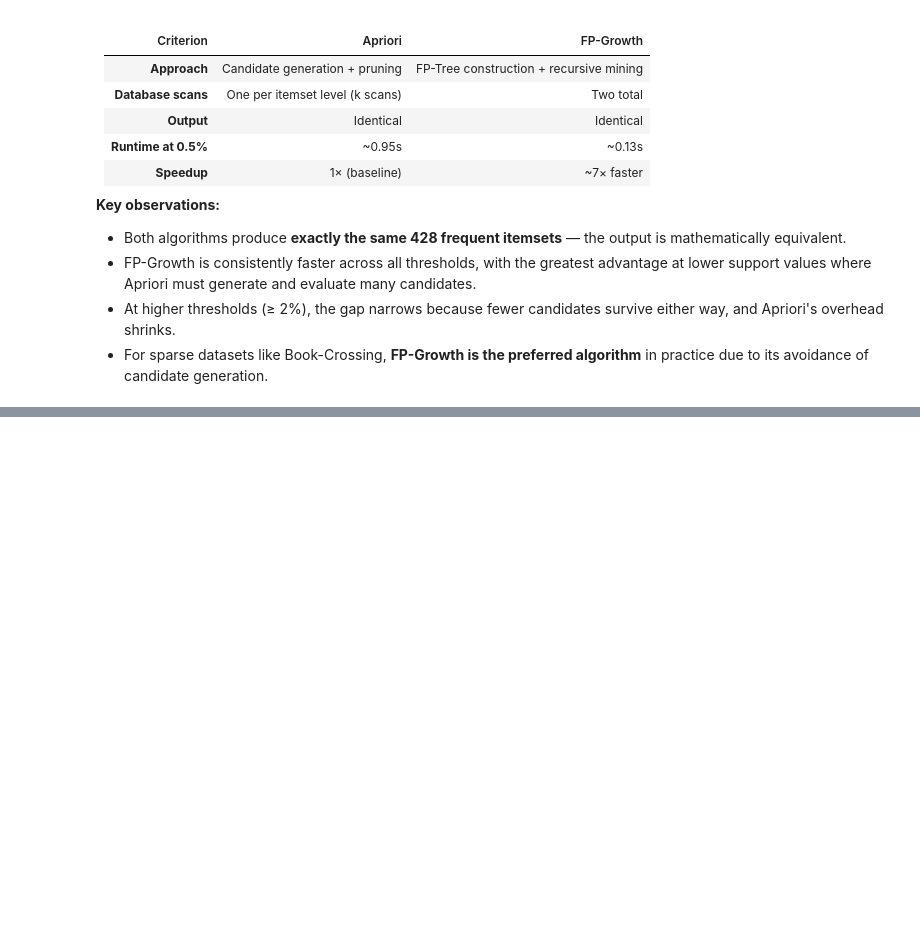
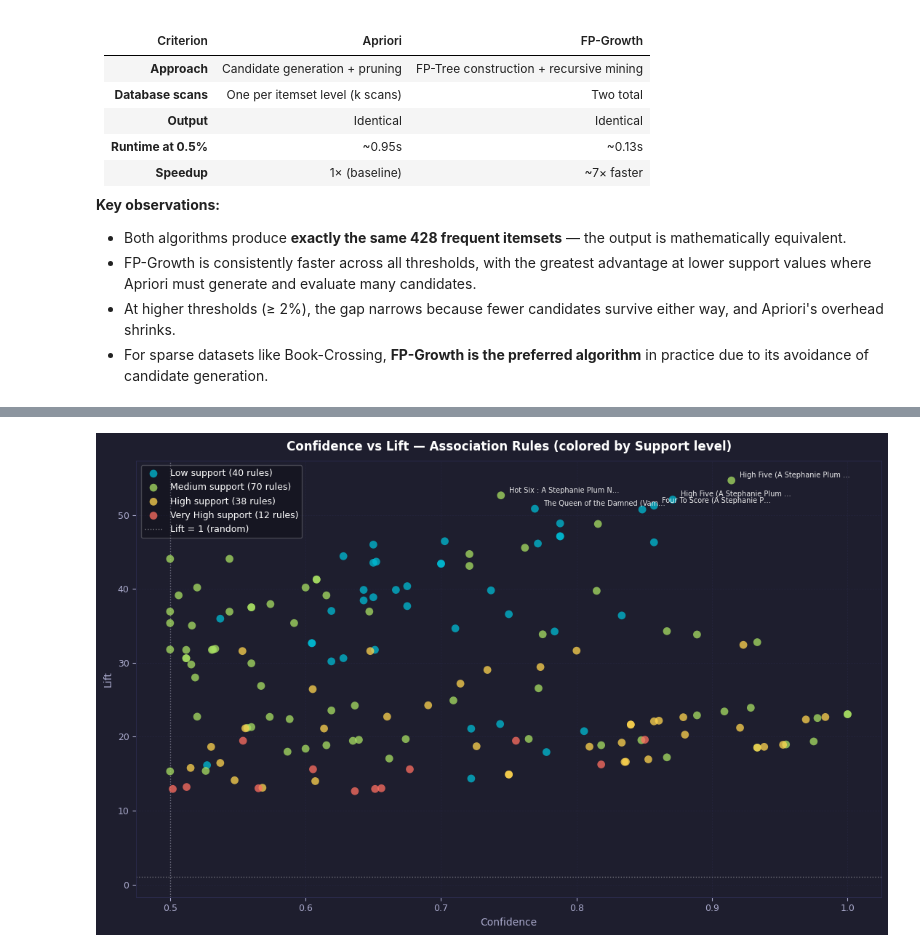
Before and after one commit to olkanth/MSCS_634_Lab_6, a Jupyter notebook: MSCS_634_Lab_6.ipynb, the cells around one changed output, grey strips where cells are left out. Cells and saved outputs as stored; diff of their text form; code cells hidden in the pictures; blank space fills up the shorter version.

```diff
--- a/MSCS_634_Lab_6.ipynb
+++ b/MSCS_634_Lab_6.ipynb
@@ -1175,0 +1188,20 @@ plt.show(); plt.close()
+# %%
+from mlxtend.frequent_patterns import association_rules
+
+def fmt_rule(ant, con, maxlen=45):
+    a = ', '.join(sorted(ant))
+    c = ', '.join(sorted(con))
+    return f"{a[:maxlen]}{'…' if len(a)>maxlen else ''}  →  {c[:maxlen]}{'…' if len(c)>maxlen else ''}"
+
+
+fi_apriori  = freq_itemsets
+fi_fpgrowth = fp_itemsets
+
+
+print(f'{'Confidence':>12}  {'Rules':>7}  {'Lift>1':>7}  {'Lift>2':>7}  {'Lift>3':>7}')
+print('─' * 50)
+for conf in [0.30, 0.40, 0.50, 0.60, 0.70, 0.80]:
+    r = association_rules(fi_apriori, metric='confidence',
+                          min_threshold=conf, num_itemsets=len(fi_apriori))
+    print(f'{conf:>12.2f}  {len(r):>7}  '
+          f'{(r.lift>1).sum():>7}  {(r.lift>2).sum():>7}  {(r.lift>3).sum():>7}')
@@ -1175,0 +1353,42 @@ plt.show(); plt.close()
+# %%
+# Confidence vs Lift Scatter
+
+# Bin by support for color encoding
+rules_ap['support_band'] = pd.cut(
+    rules_ap['support'],
+    bins=[0, 0.006, 0.009, 0.015, 1.0],
+    labels=['Low', 'Medium', 'High', 'Very High']
+)
+palette = {'Low': CYAN, 'Medium': LIME, 'High': GOLD, 'Very High': CORAL}
+
+fig, ax = plt.subplots(figsize=(11, 7), facecolor=BG)
+ax.set_facecolor(BG)
+
+for band, color in palette.items():
+    sub = rules_ap[rules_ap['support_band'] == band]
+    if not sub.empty:
+        ax.scatter(sub['confidence'], sub['lift'],
+                   color=color, alpha=0.75, s=60, edgecolors='none',
+                   label=f'{band} support ({len(sub)} rules)', zorder=3)
+
+# Annotate top 5 by lift
+top5 = rules_ap.head(5)
+for _, row in top5.iterrows():
+    cons = ', '.join(sorted(row['consequents']))
+    label = cons[:28] + ('…' if len(cons) > 28 else '')
+    ax.annotate(label,
+                xy=(row['confidence'], row['lift']),
+                xytext=(8, 3), textcoords='offset points',
+                fontsize=7, color='white', alpha=0.9)
+
+ax.axvline(0.5, color='white', ls=':', lw=1, alpha=0.4)
+ax.axhline(1.0, color='white', ls=':', lw=1, alpha=0.4, label='Lift = 1 (random)')
+
+style_ax(ax, 'Confidence vs Lift — Association Rules (colored by Support level)',
+         'Confidence', 'Lift', legend=True)
+
+plt.tight_layout()
+plt.savefig('Visualizations/12_apriori_FPGrowth_conf_vs_lift.png', dpi=130, bbox_inches='tight', facecolor=BG)
+plt.show(); plt.close()
+# %% [output]
+[figure, added]
```
Also changed, not shown: parts of 32 cells of this notebook.
